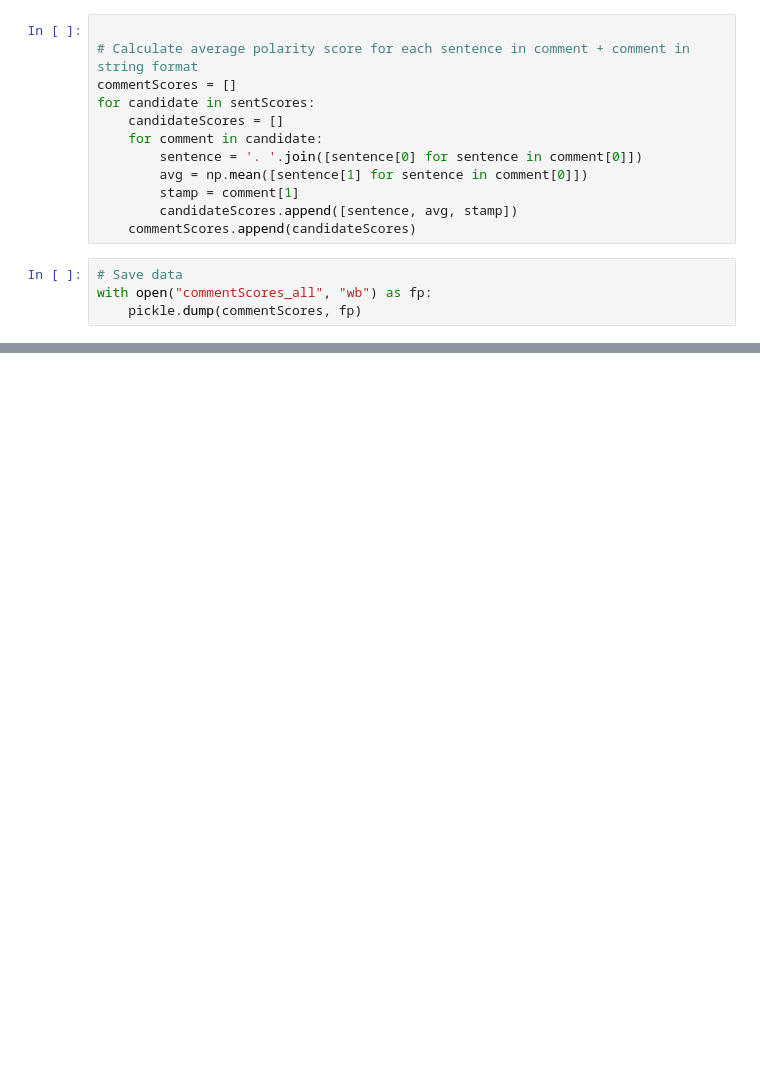
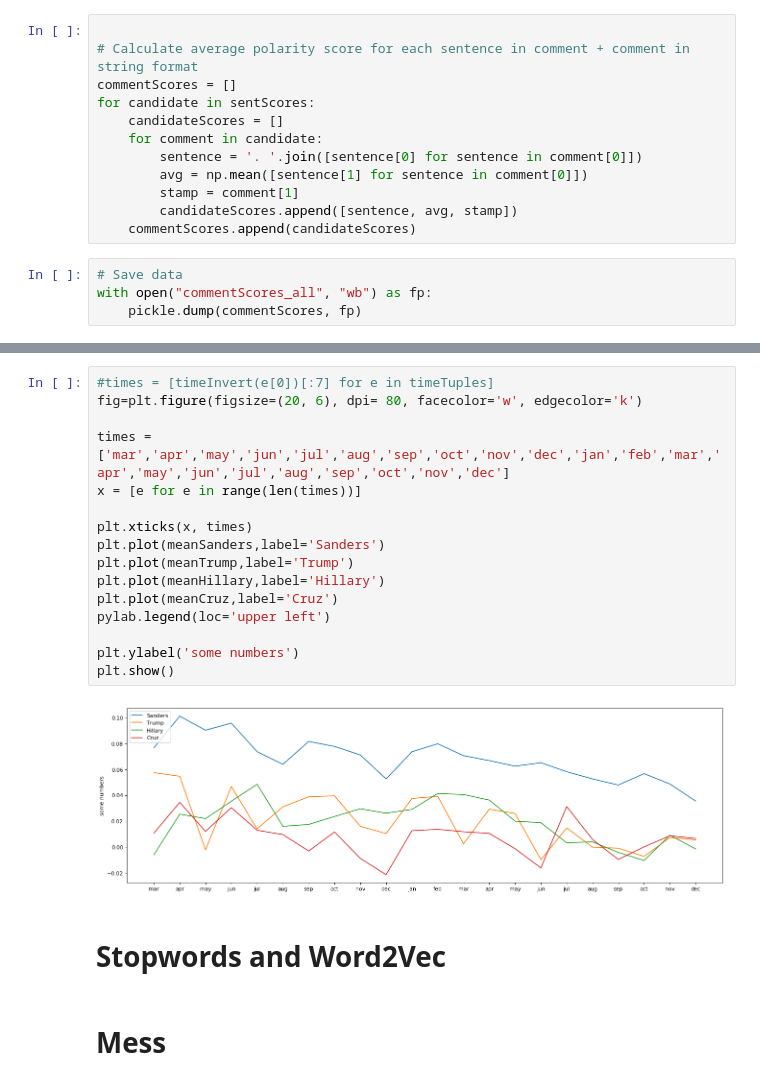
Before and after one commit to dangk89/thesis-project, a Jupyter notebook: analysis.ipynb, the cells around one changed output, grey strips where cells are left out. Drawn from its saved outputs; the diff is of its cells as text; blank space fills up the shorter version.

Commit message:
word2vec, polling, finished sentiment analysis, plotting results

```diff
--- a/analysis.ipynb
+++ b/analysis.ipynb
@@ -261,2 +294,24 @@ print(commentScores[i])
+# %%
+#times = [timeInvert(e[0])[:7] for e in timeTuples]
+fig=plt.figure(figsize=(20, 6), dpi= 80, facecolor='w', edgecolor='k')
+
+times = ['mar','apr','may','jun','jul','aug','sep','oct','nov','dec','jan','feb','mar','apr','may','jun','jul','aug','sep','oct','nov','dec']
+x = [e for e in range(len(times))]
+
+plt.xticks(x, times)
+plt.plot(meanSanders,label='Sanders')
+plt.plot(meanTrump,label='Trump')
+plt.plot(meanHillary,label='Hillary')
+plt.plot(meanCruz,label='Cruz')
+pylab.legend(loc='upper left')
+
+plt.ylabel('some numbers')
+plt.show()
+# %% [output]
+[figure, added]
+# %% [markdown]
+# Stopwords and Word2Vec
+# %% [markdown]
+# Mess
 # %%
 import pandas as pd
```
Also changed, not shown: parts of 44 cells of this notebook, 4 other files.
